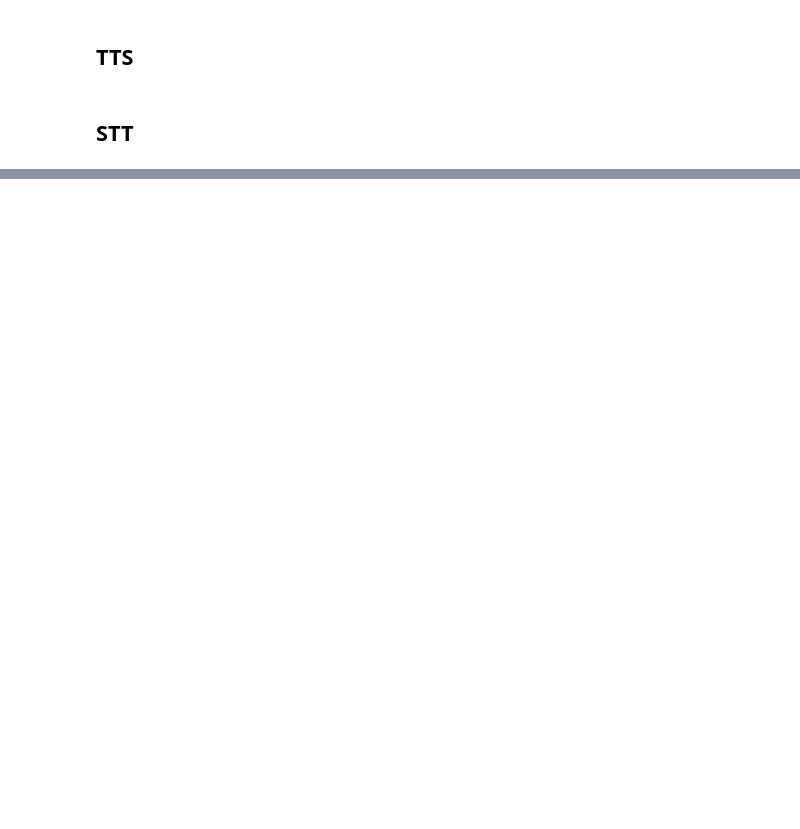
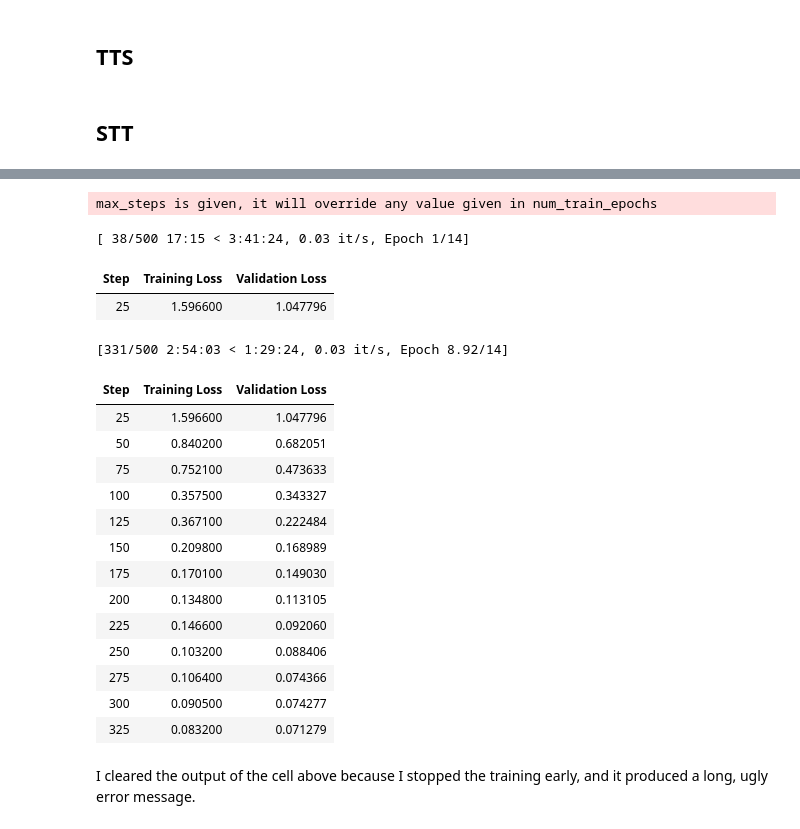
Before and after one commit to TechtenPlanet/AfricAIED_SASEK, a Jupyter notebook: api/NSMQ_GYM_server_notebook.ipynb, the cells around one changed output, grey strips where cells are left out. Cells and saved outputs as stored; diff of their text form; code cells hidden in the pictures; blank space fills up the shorter version.

```diff
--- a/api/NSMQ_GYM_server_notebook.ipynb
+++ b/api/NSMQ_GYM_server_notebook.ipynb
@@ -438,0 +407,14 @@ print(result[0]['generated_text'])
+# %%
+def print_trainable_parameters(model):
+    """
+    Prints the number of trainable parameters in the model.
+    """
+    trainable_params = 0
+    all_param = 0
+    for _, param in model.named_parameters():
+        all_param += param.numel()
+        if param.requires_grad:
+            trainable_params += param.numel()
+    print(
+        f"trainable params: {trainable_params} || all params: {all_param} || trainable%: {100 * trainable_params / all_param}"
+    )
@@ -438,0 +466,63 @@ print(result[0]['generated_text'])
+# %%
+if torch.cuda.device_count() > 1: # If more than 1 GPU
+    model.is_parallelizable = True
+    model.model_parallel = True
+# %%
+import transformers
+from datetime import datetime
+
+project = "journal-finetune"
+base_model_name = "mistral"
+run_name = base_model_name + "-" + project
+output_dir = "./" + run_name
+
+trainer = transformers.Trainer(
+    model=model,
+    train_dataset=tokenized_train_dataset,
+    eval_dataset=tokenized_val_dataset,
+    args=transformers.TrainingArguments(
+        output_dir=output_dir,
+        warmup_steps=2,
+        per_device_train_batch_size=2,
+        gradient_accumulation_steps=1,
+        gradient_checkpointing=True,
+        max_steps=500,
+        learning_rate=2.5e-5, # Want a small lr for finetuning
+        bf16=True,
+        optim="paged_adamw_8bit",
+        logging_steps=25,              # When to start reporting loss
+        logging_dir="./logs",        # Directory for storing logs
+        save_strategy="steps",       # Save the model checkpoint every logging step
+        save_steps=25,                # Save checkpoints every 50 steps
+        evaluation_strategy="steps", # Evaluate the model every logging step
+        eval_steps=25,               # Evaluate and save checkpoints every 50 steps
+        do_eval=True,                # Perform evaluation at the end of training          # Comment this out if you don't want to use weights & baises
+        run_name=f"{run_name}-{datetime.now().strftime('%Y-%m-%d-%H-%M')}"          # Name of the W&B run (optional)
+    ),
+    data_collator=transformers.DataCollatorForLanguageModeling(tokenizer, mlm=False),
+)
+
+model.config.use_cache = False  # silence the warnings. Please re-enable for inference!
+trainer.train()
+# %% [output]
+max_steps is given, it will override any value given in num_train_epochs
+[ 38/500 17:15 < 3:41:24, 0.03 it/s, Epoch 1/14]
+| Step | Training Loss | Validation Loss |
+| 25 | 1.596600 | 1.047796 |
+[331/500 2:54:03 < 1:29:24, 0.03 it/s, Epoch 8.92/14]
+| Step | Training Loss | Validation Loss |
+| 25 | 1.596600 | 1.047796 |
+| 50 | 0.840200 | 0.682051 |
+| 75 | 0.752100 | 0.473633 |
+| 100 | 0.357500 | 0.343327 |
+| 125 | 0.367100 | 0.222484 |
+| 150 | 0.209800 | 0.168989 |
+| 175 | 0.170100 | 0.149030 |
+| 200 | 0.134800 | 0.113105 |
+| 225 | 0.146600 | 0.092060 |
+| 250 | 0.103200 | 0.088406 |
+| 275 | 0.106400 | 0.074366 |
+| 300 | 0.090500 | 0.074277 |
+| 325 | 0.083200 | 0.071279 |
+# %% [markdown]
+I cleared the output of the cell above because I stopped the training early, and it produced a long, ugly error message.
```
Also changed, not shown: parts of 65 cells of this notebook.
